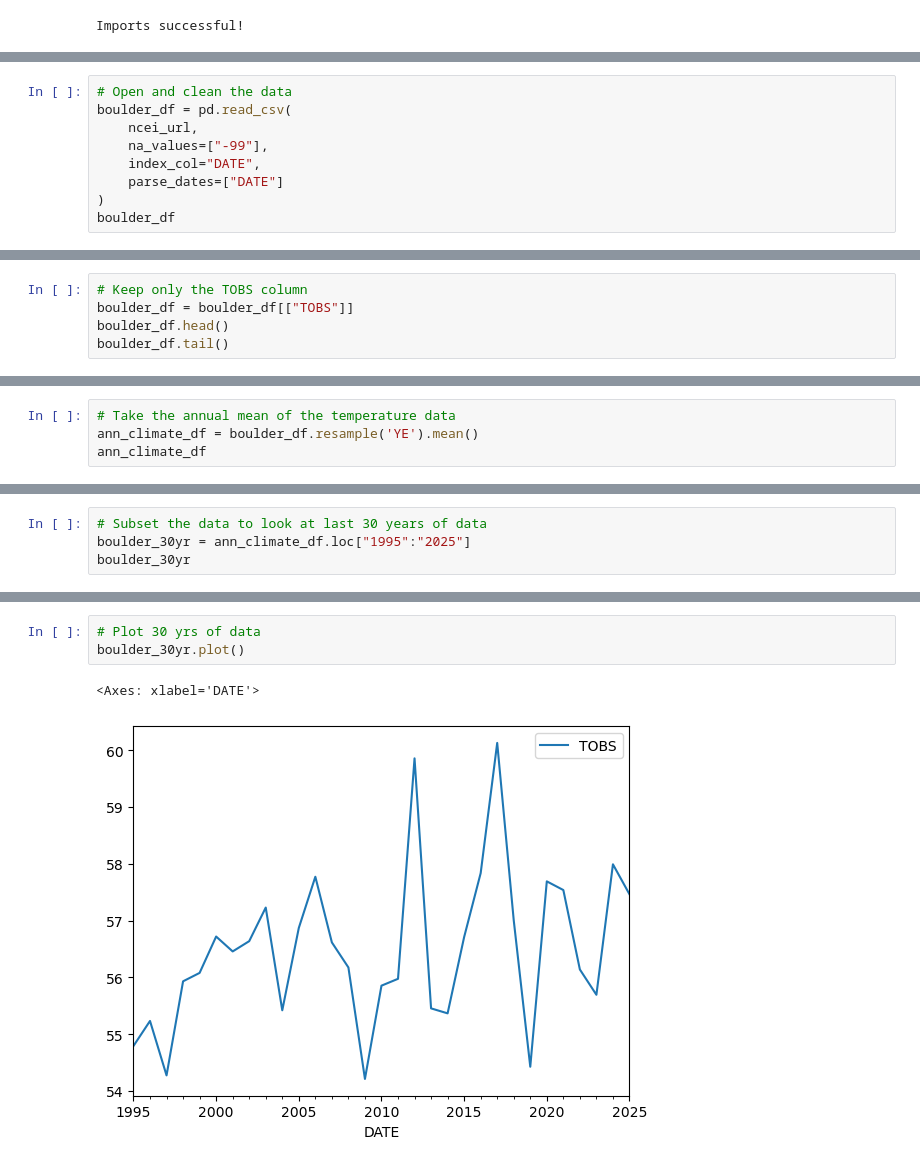
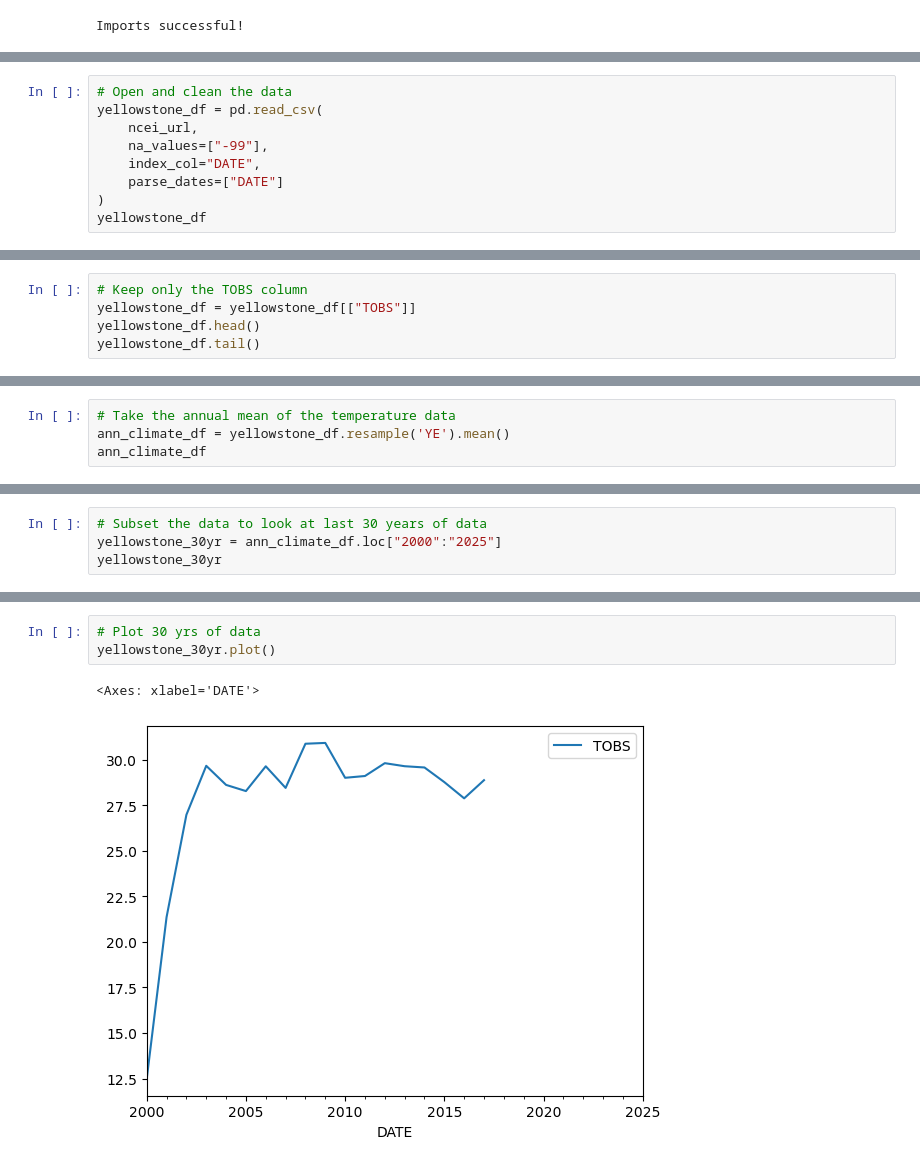
Before and after one commit to cu-esiil-edu/01-climate-Chathu84, a Jupyter notebook: notebooks/climate-data-analysis.ipynb, the cells around one changed output, grey strips where cells are left out. Drawn from its saved outputs; the diff is of its cells as text.

```diff
--- a/notebooks/climate-data-analysis.ipynb
+++ b/notebooks/climate-data-analysis.ipynb
@@ -25,12 +25,12 @@ ncei_url
 # %%
 # Open and clean the data
-boulder_df = pd.read_csv(
+yellowstone_df = pd.read_csv(
     ncei_url,
     na_values=["-99"],
     index_col="DATE",
     parse_dates=["DATE"]
 )
-boulder_df
+yellowstone_df
 # %% [output]
 |  | STATION | TOBS |
 | DATE |  |  |
@@ -49,8 +49,8 @@ boulder_df
 # %%
 # Keep only the TOBS column
-boulder_df = boulder_df[["TOBS"]]
-boulder_df.head()
-boulder_df.tail()
+yellowstone_df = yellowstone_df[["TOBS"]]
+yellowstone_df.head()
+yellowstone_df.tail()
 # %% [output]
 |  | TOBS |
 | DATE |  |
@@ -74,6 +74,6 @@ boulder_df.plot(y='TOBS',
 # %%
 # Take the annual mean of the temperature data
-ann_climate_df = boulder_df.resample('YE').mean()
+ann_climate_df = yellowstone_df.resample('YE').mean()
 ann_climate_df
 # %% [output]
 |  | TOBS |
@@ -99,7 +103,7 @@ ann_climate_df.plot()
 # %%
 # Subset the data to look at last 30 years of data
-boulder_30yr = ann_climate_df.loc["1995":"2025"]
-boulder_30yr
+yellowstone_30yr = ann_climate_df.loc["2000":"2025"]
+yellowstone_30yr
 # %% [output]
 |  | TOBS |
 | DATE |  |
@@ -122,8 +126,8 @@ boulder_30yr
 # %%
 # Plot 30 yrs of data
-boulder_30yr.plot()
+yellowstone_30yr.plot()
 # %% [output]
 <Axes: xlabel='DATE'>
-[figure, old version]
+[figure, new version]
 # %%
 # Create an interactive plot with hvplot
```
Also changed, not shown: parts of 9 cells of this notebook, 1 other file.
